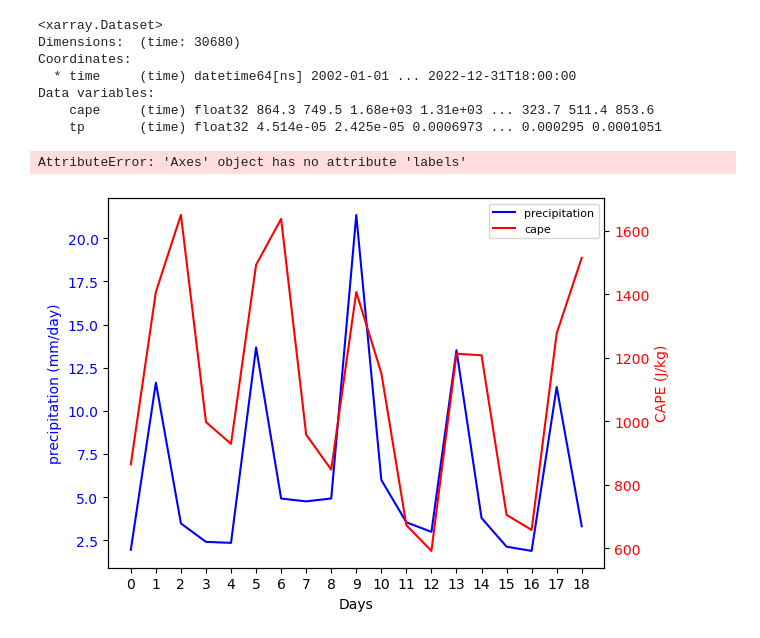
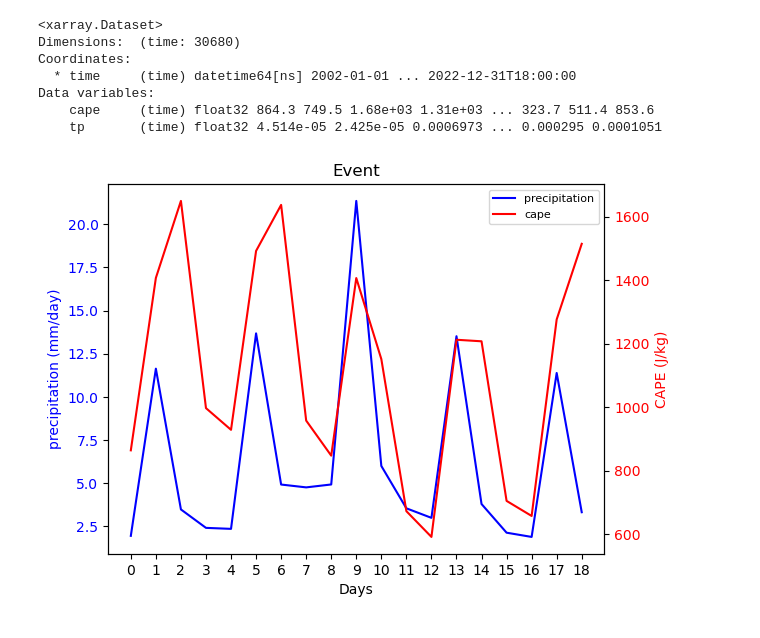
Before and after one commit to VarinR/Atmospheric-Science, a Jupyter notebook: Tropics_2.ipynb, the cells around one changed output. Cells and saved outputs as stored; diff of their text form; code cells hidden in the pictures.

```diff
--- a/Tropics_2.ipynb
+++ b/Tropics_2.ipynb
@@ -53,29 +53,27 @@ mean_of_events = np.mean(events_array, axis=0)
 # %%
 
 labels = [str(i) for i in range(19)]  # Generate labels from "0" to "46"
 
 # Create the first subplot for 'tp'
 fig, ax1 = plt.subplots()
 ax1.plot(labels, mean_of_events[1]*22000, 'b-', label='precipitation')
 ax1.set_xlabel('Days')
 ax1.set_ylabel('precipitation (mm/day)', color='b')
 ax1.tick_params(axis='y', labelcolor='b')
 
 # Create the second subplot for 'cape' on a secondary y-axis
 ax2 = ax1.twinx()
 ax2.plot(labels, mean_of_events[0], 'r-', label='cape')
 ax2.set_ylabel('CAPE (J/kg)', color='r')
 ax2.tick_params(axis='y', labelcolor='r')
 
 # Add a legend for both subplots
 lines, labels = ax1.get_legend_handles_labels()
 lines2, labels2 = ax2.get_legend_handles_labels()
 ax1.legend(lines + lines2, labels + labels2, loc='upper right', fontsize=8)
 
-ax1.labels("-2","-1","0","1","2")
 plt.title('Event')  # Add a title to the plot
 
 plt.show()
 # %% [output]
-AttributeError: 'Axes' object has no attribute 'labels'
-[figure, old version]
+[figure, new version]
```
Also changed, not shown: 2 other files.
